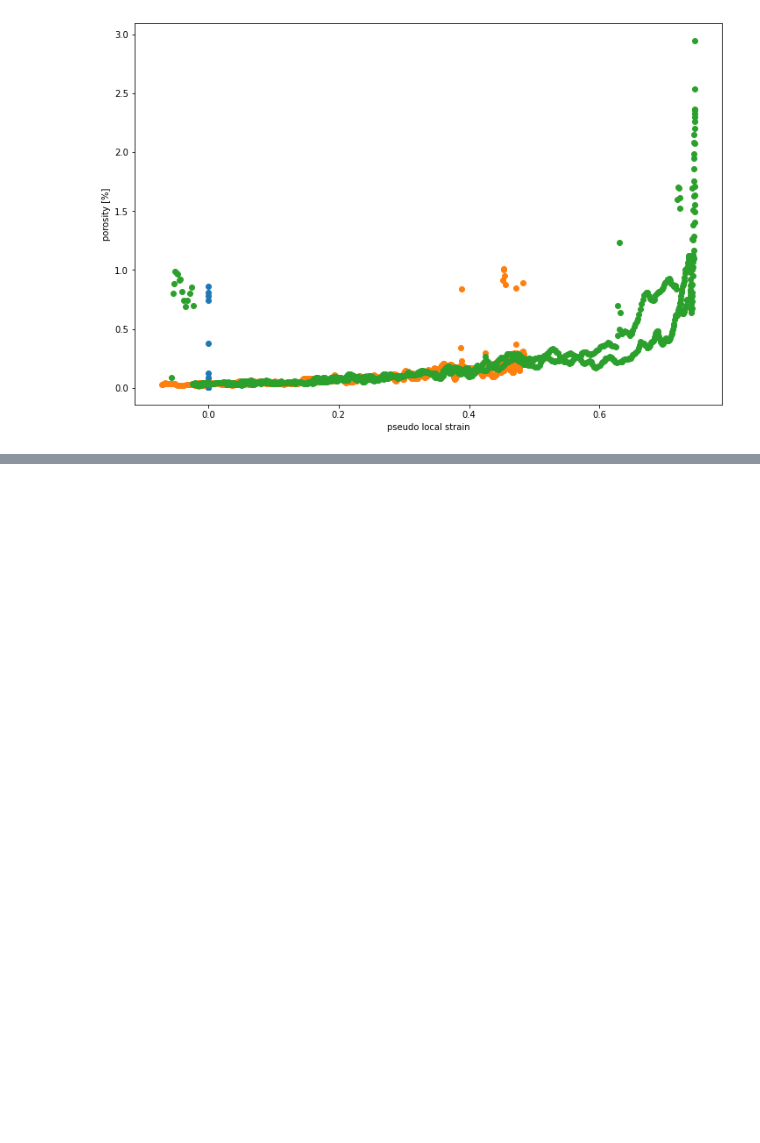
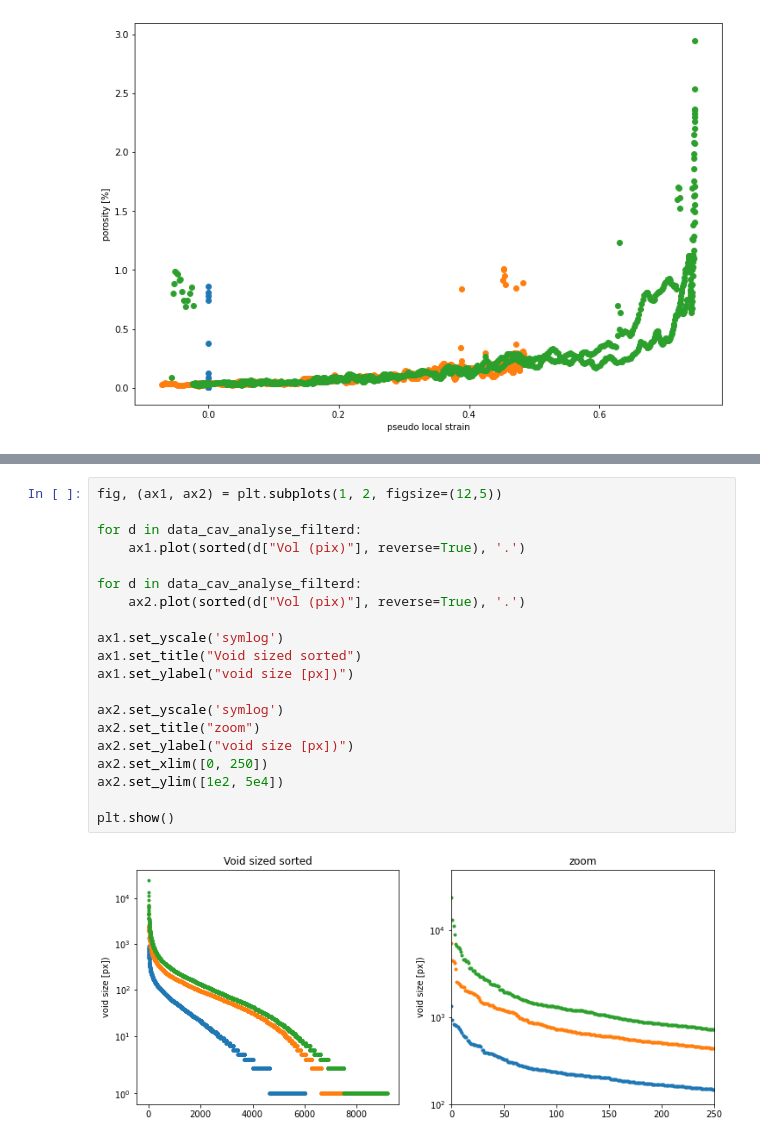
Before and after one commit to MEALORII/TP_tomo, a Jupyter notebook: script_fiji-py/MEALOR_TD_tomo-v2.ipynb, the cells around one changed output, grey strips where cells are left out. Drawn from its saved outputs; the diff is of its cells as text; blank space fills up the shorter version.

```diff
--- a/script_fiji-py/MEALOR_TD_tomo-v2.ipynb
+++ b/script_fiji-py/MEALOR_TD_tomo-v2.ipynb
@@ -141,0 +237,22 @@ plt.show()
+# %%
+fig, (ax1, ax2) = plt.subplots(1, 2, figsize=(12,5))
+
+for d in data_cav_analyse_filterd:
+    ax1.plot(sorted(d["Vol (pix)"], reverse=True), '.')
+
+for d in data_cav_analyse_filterd:
+    ax2.plot(sorted(d["Vol (pix)"], reverse=True), '.')
+
+ax1.set_yscale('symlog')
+ax1.set_title("Void sized sorted")
+ax1.set_ylabel("void size [px])")
+
+ax2.set_yscale('symlog')
+ax2.set_title("zoom")
+ax2.set_ylabel("void size [px])")
+ax2.set_xlim([0, 250])
+ax2.set_ylim([1e2, 5e4])
+
+plt.show()
+# %% [output]
+[figure, added]
```
Also changed, not shown: parts of 9 cells of this notebook, 6 other files.
